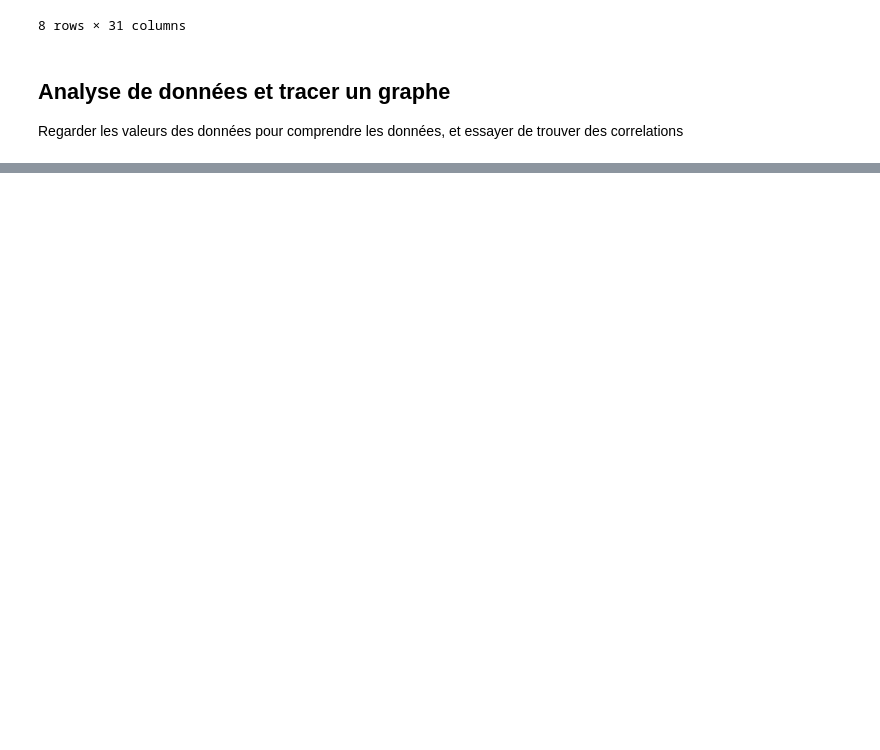
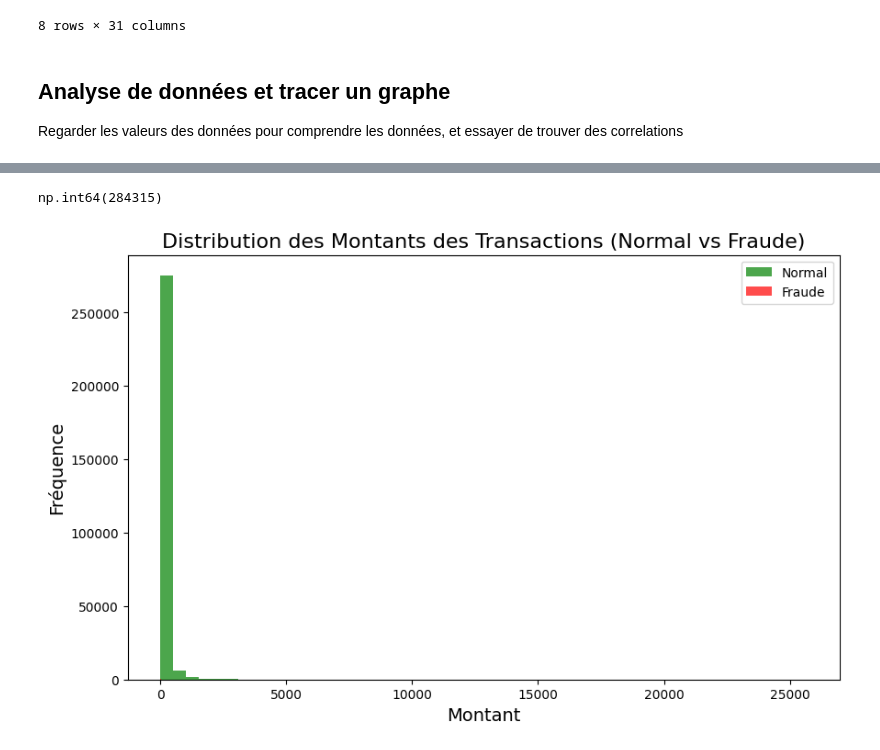
Before and after one commit to NdongoMamoudou/analyse-donnees-fraude-marketing, a Jupyter notebook: notebook/AnalysefraudeBanquaire.ipynb, the cells around one changed output, grey strips where cells are left out. Drawn from its saved outputs; the diff is of its cells as text; code cells hidden in the pictures; blank space fills up the shorter version.

```diff
--- a/notebook/AnalysefraudeBanquaire.ipynb
+++ b/notebook/AnalysefraudeBanquaire.ipynb
@@ -149,0 +148,15 @@ plt.show()
+# %%
+type_transaction[0]
+# %% [output]
+np.int64(284315)
+# %%
+plt.figure(figsize=(10, 6))
+plt.hist(df_banque[df_banque['Class'] == 0]['Amount'], bins=50, alpha=0.7, label='Normal', color='green')
+plt.hist(df_banque[df_banque['Class'] == 1]['Amount'], bins=50, alpha=0.7, label='Fraude', color='red')
+plt.title("Distribution des Montants des Transactions (Normal vs Fraude)", fontsize=16)
+plt.xlabel("Montant", fontsize=14)
+plt.ylabel("Fréquence", fontsize=14)
+plt.legend()
+plt.show()
+# %% [output]
+[figure, added]
```
Also changed, not shown: parts of 13 cells of this notebook.
